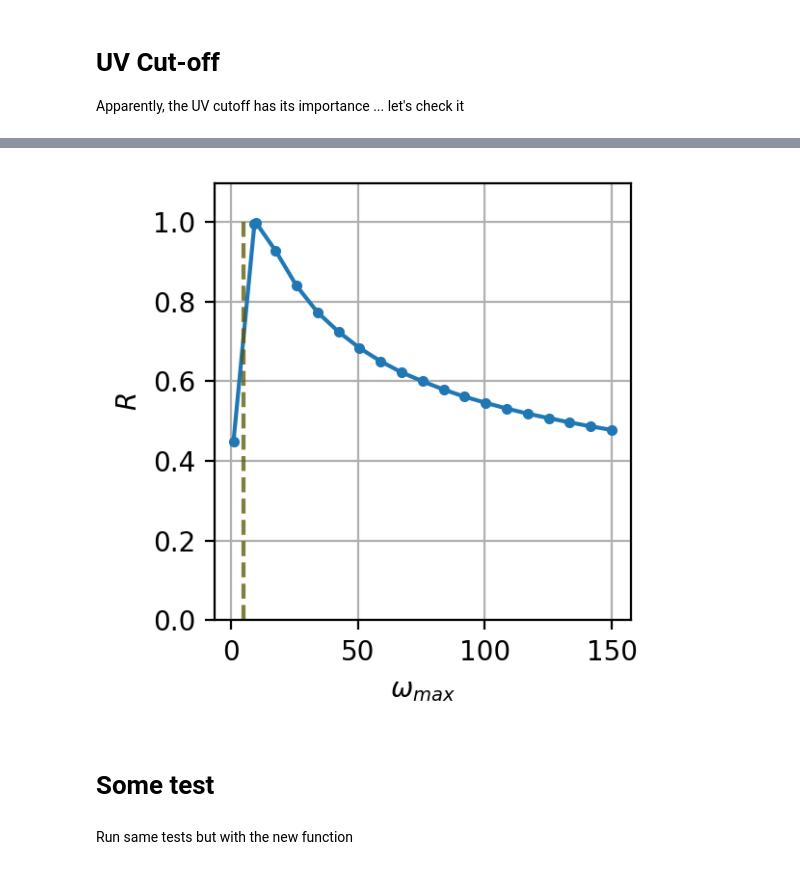
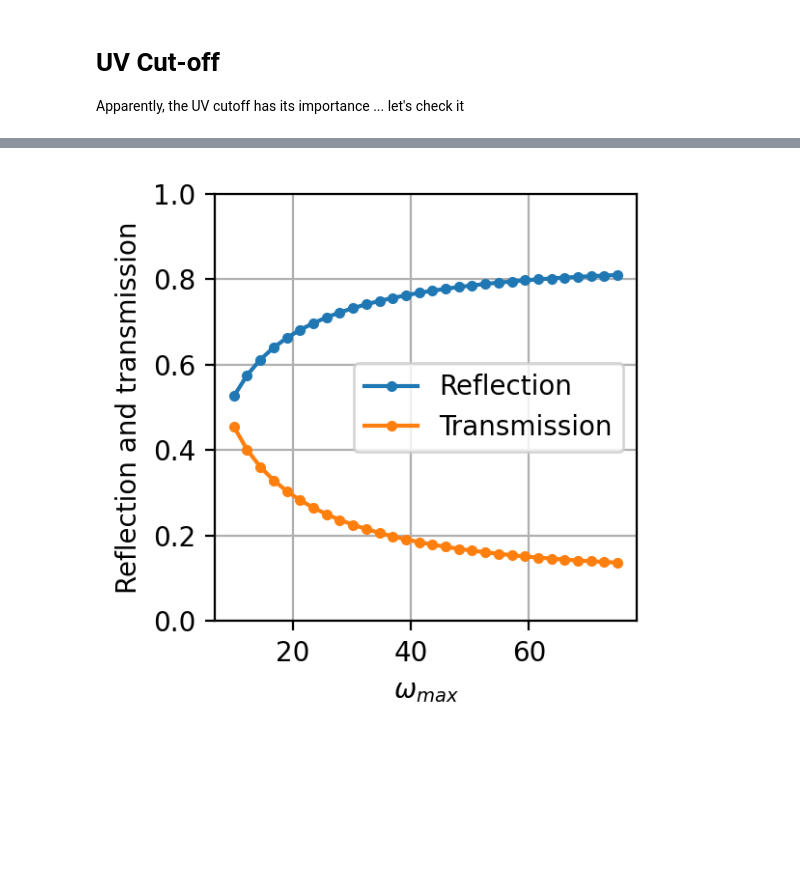
Before and after one commit to rpiron/nii_internship, a Jupyter notebook: single_photon_scattering/simu_mirror.ipynb, the cells around one changed output, grey strips where cells are left out. Saved outputs shown, nothing was run; the diff lists cells and outputs as text; code cells hidden in the pictures; blank space fills up the shorter version.

```diff
--- a/single_photon_scattering/simu_mirror.ipynb
+++ b/single_photon_scattering/simu_mirror.ipynb
@@ -185,0 +152,2 @@ Total run time:   0.42s
+# %%
+times, k_tab, N_k_t, N_A_t, overlap_free_evol = get_data_mirror(L, T, dt, omega_0, omega_A, omega_max, g_0, sigma, x_0, print_nb_modes = True)
@@ -422,8 +279,7 @@ Half reflection =  0.4825502467737229  for omega_0 =  6.561224489795919  or omeg
 
 Apparently, the UV cutoff has its importance ... let's check it
 # %%
-L = 5*pi
-N = 64
+L = 80*pi
 T = L/2
 dt = 0.1
 #number of atom
@@ -431,29 +287,32 @@ n_A = 1
 x_A = 0
 
 #width of the wave packet
-sigma = L/16
+sigma = L/8
 x_0 = -L/4
 
 
 #Jaynes-Cummings parameter g_0 and energies (supposed to have perfect reflection)
-g_0 = 1
+g_0 = 0.1
 omega_A = 5
-omega_0 = 5
+omega_0 = 4.95 #induce a small detuning
 
-nb_freq = 20
-omega_max_tab = np.linspace(1, 30*omega_A, nb_freq-1)
-omega_max_tab = np.concatenate((omega_max_tab, [2*omega_A]))
-omega_max_tab = np.sort(omega_max_tab)
+nb_freq = 30
+omega_max_tab = np.linspace(2*omega_A, 15*omega_A, nb_freq)
 reflection_tab = np.zeros(nb_freq)
+transmission_tab = np.zeros(nb_freq)
 
 
 for x in tqdm(range(nb_freq)):
     omega_max = omega_max_tab[x]
-    times, k_tab, N_k_tab, N_A_tab  = get_data_mirror(L, N, T, dt, omega_0, omega_A, omega_max, n_A, g_0, x_A, sigma, x_0, print_nb_modes=False)
-    N_k_tab = np.array(N_k_tab)
-    n_modes = len(k_tab)
-    R = 0
+    _, k_tab, N_k_t, N_A_t,_  = get_data_mirror(L, T, dt, omega_0, omega_A, omega_max, n_A, g_0, x_A, sigma, x_0, print_nb_modes=True)
+
+    n_modes = N_k_t.shape[0]
+    R_current = 0
+    T_current = 0
     for i in range(n_modes):
         if k_tab[i] <= 0:
-            R += N_k_tab[i,-1]
-    reflection_tab[x] = R
+            R_current += N_k_t[i,-1]
+        else:
+            T_current += N_k_t[i,-1]
+    reflection_tab[x] = R_current
+    transmission_tab[x] = T_current
@@ -460,16 +477,14 @@ for x in tqdm(range(nb_freq)):
 # %%
 fig, ax = plt.subplots(1,1, figsize=(3,3), dpi=resol)
-ax.plot(omega_max_tab, reflection_tab, markersize=3, marker='o')
-ax.vlines(omega_0, 0, 1, linestyle='--', color='red',alpha=0.5)
-ax.vlines(omega_A, 0, 1, linestyle='--', color='green',alpha=0.5)
+ax.plot(omega_max_tab, reflection_tab, markersize=3, marker='o', label='Reflection')
+ax.plot(omega_max_tab, transmission_tab, markersize=3, marker='o', label='Transmission')
 ax.set_xlabel(r'$\omega_{max}$')
-ax.set_ylabel(r'$R$')
-ax.set_ylim(0, np.max(reflection_tab)*1.1)
+ax.set_ylabel("Reflection and transmission")
 ax.grid()
+ax.legend()
+ax.set_ylim(0, 1)
 
 fig.tight_layout()
 plt.show()
 # %% [output]
-[figure, old version]
+[figure, new version]
-# %% [markdown]
-<h1> Some test </h1>
@@ -569,2 +490,0 @@ def propagator_mirror(L, N, T, dt, omega_0, omega_A, omega_max, n_A, g_0, x_A, s
-# %% [markdown]
-Run same tests but with the new function
```
Also changed, not shown: parts of 32 cells of this notebook, 2 other files.
